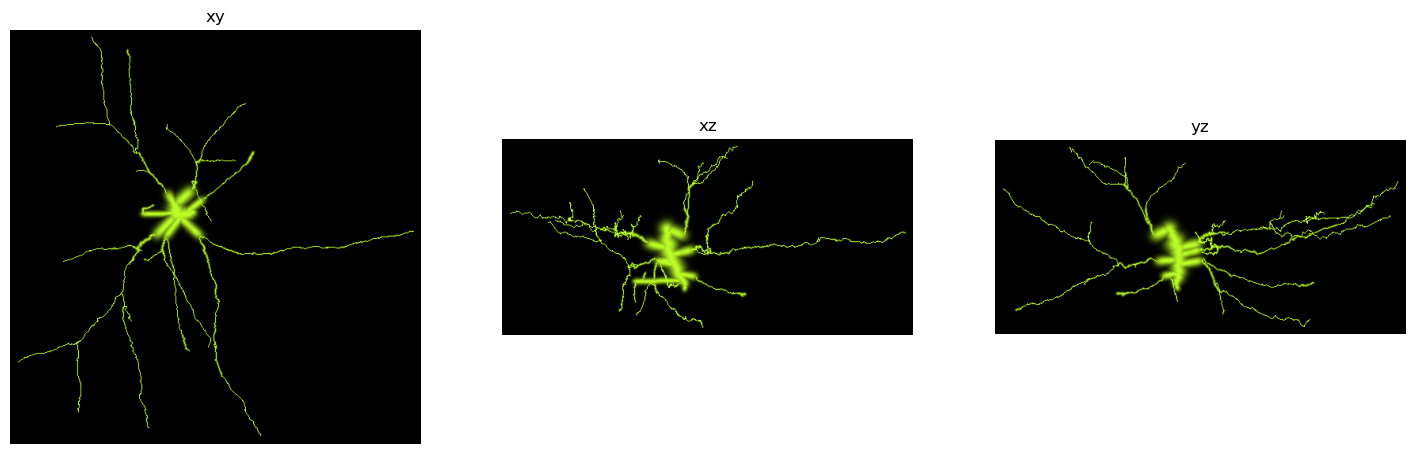
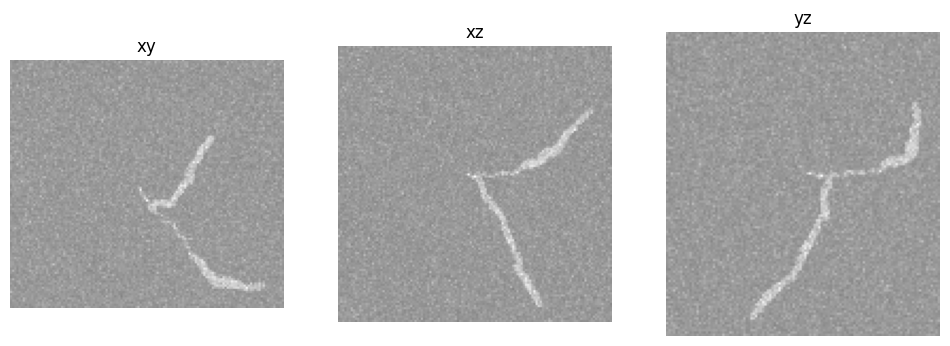
The change to this notebook cell's code, shown as a diff; its figure went from the first image to the second:
--- before
+++ after
@@ -1,10 +1,10 @@
-img = swc_data["image"].data.permute(1,2,3,0)
+img = neuron_with_artifacts["image"].data.permute(1,2,3,0)
 
-fig, ax = plt.subplots(1,3, figsize=(18,6))
-ax[0].imshow(img.amax(0))
+fig, ax = plt.subplots(1,3, figsize=(12,4))
+ax[0].imshow(img.amax(0), cmap='gray', vmin=0, vmax=1.0)
 ax[0].set_title('xy')
-ax[1].imshow(img.amax(1))
+ax[1].imshow(img.amax(1), cmap='gray', vmin=0, vmax=1.0)
 ax[1].set_title('xz')
-ax[2].imshow(img.amax(2))
+ax[2].imshow(img.amax(2), cmap='gray', vmin=0, vmax=1.0)
 ax[2].set_title('yz')
 for x in ax:

Commit: Enhance image display and improve alpha loss calculation